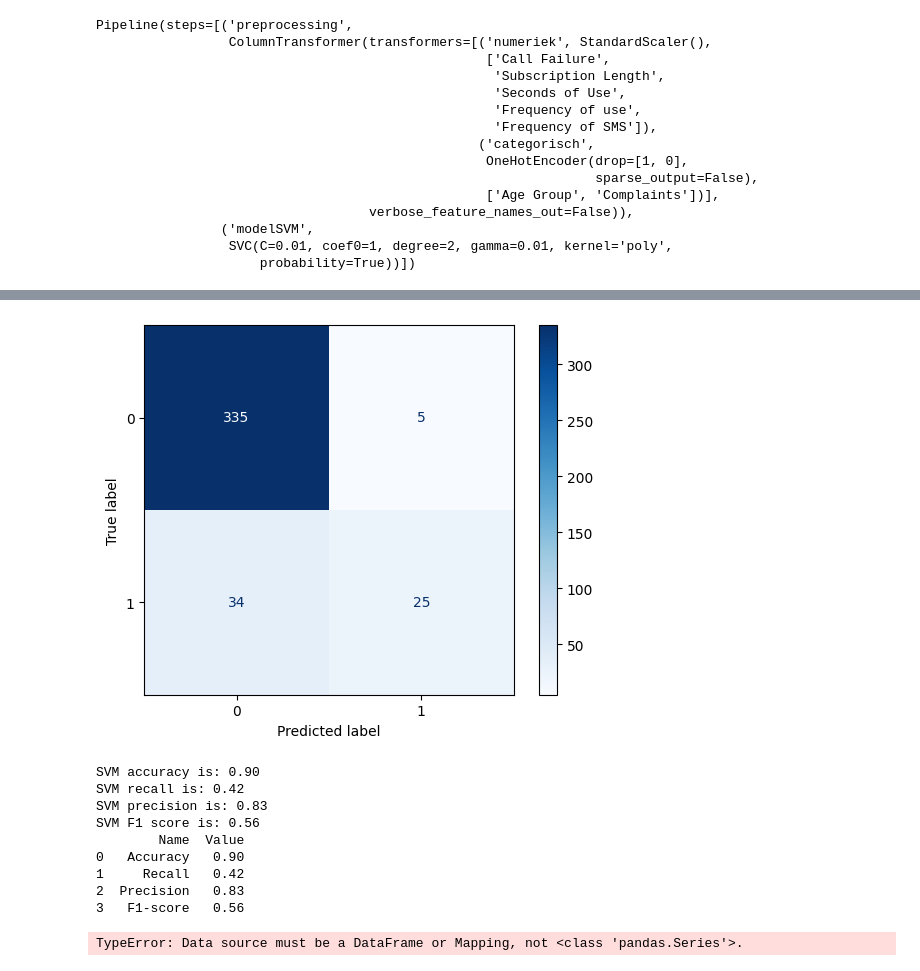
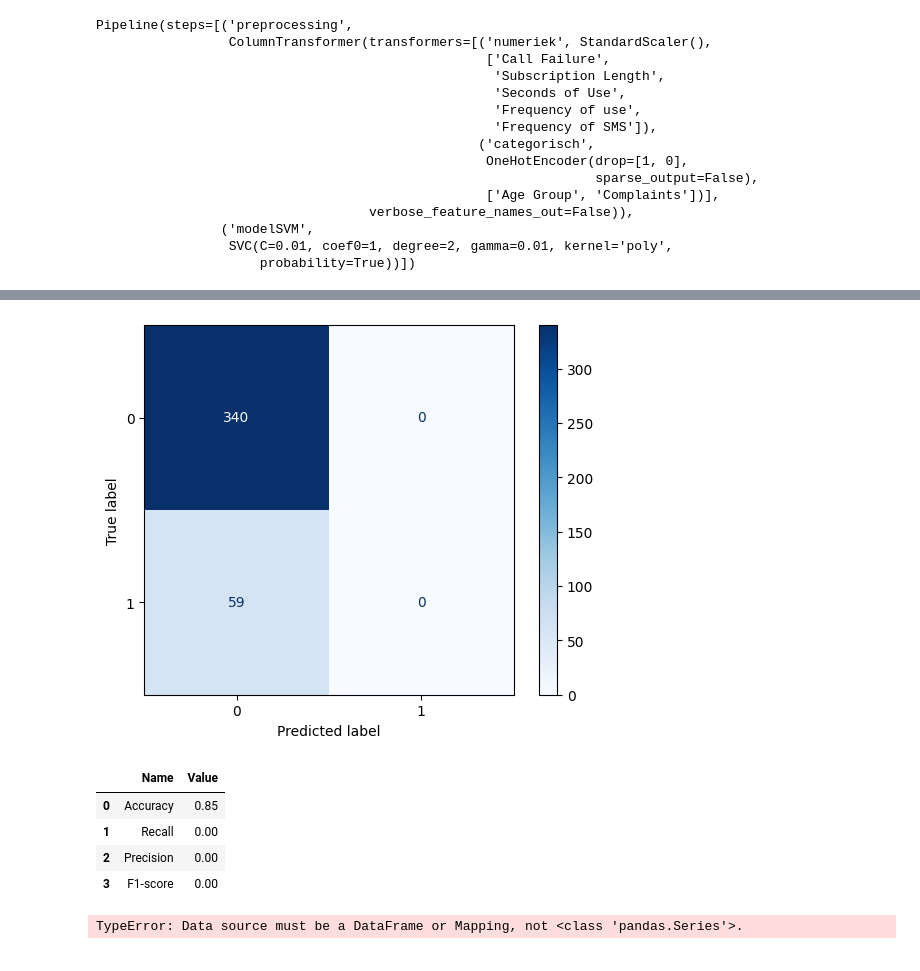
Before and after one commit to Timvc03/Sinusgroep-A31, a Jupyter notebook: Support Vector Machine/SVM.ipynb, the cells around one changed output, grey strips where cells are left out. Cells and saved outputs as stored; diff of their text form; code cells hidden in the pictures.

```diff
--- a/Support Vector Machine/SVM.ipynb
+++ b/Support Vector Machine/SVM.ipynb
@@ -126,2 +154,8 @@ with open('pipelineSVM.pkl', 'wb') as file:
+# %%
+# Uit de gridsearch zijn deze parameters als de beste samenstelling gekomen en daarom dienen zij hier aangepast te worden.
+model_SVM.C = 5
+model_SVM.gamma = 0.01
+model_SVM.degree = 2
 # %%
-predicted = gridsearch_SVM.predict(X_test)
+# Hier wordt het voorspellen op de validatiedata gedaan.
+predicted = model_SVM.predict(X_test)
@@ -130,32 +184,23 @@ predicted = gridsearch_SVM.predict(X_test)
 ConfusionMatrixDisplay.from_predictions(Y_test, predicted, cmap = 'Blues')
 plt.show()
 # %% [output]
-[figure, old version]
+[figure, new version]
 # %%
 # Hier worden de accuracy, f1, precision en recall scores berekend en gegeven.
 acc = round(accuracy_score(Y_test, predicted), 2)
 rec = round(recall_score(Y_test, predicted), 2)
 pre = round(precision_score(Y_test, predicted), 2)
 fsco = round(f1_score(Y_test, predicted), 2)
-print("SVM accuracy is: {:.2f}".format(acc))
-print("SVM recall is: {:.2f}".format(rec))
-print("SVM precision is: {:.2f}".format(pre))
-print("SVM F1 score is: {:.2f}".format(fsco))
 table = {"Name": ["Accuracy", "Recall", "Precision", "F1-score"],
         "Value": [acc, rec, pre, fsco]}
 df = pd.DataFrame(table)
-print(df)
-#print(model_SVM.sup)
+df
 # %% [output]
-SVM accuracy is: 0.90
-SVM recall is: 0.42
-SVM precision is: 0.83
-SVM F1 score is: 0.56
-        Name  Value
-0   Accuracy   0.90
-1     Recall   0.42
-2  Precision   0.83
-3   F1-score   0.56
+|  | Name | Value |
+| 0 | Accuracy | 0.85 |
+| 1 | Recall | 0.00 |
+| 2 | Precision | 0.00 |
+| 3 | F1-score | 0.00 |
 # %%
 # We definieren hier een functie voor het maken van een pairplot bestaande uit een verdeling voorspelde kansen, een metric plot en een ROC curve.
 def make_row(cr):
```
Also changed, not shown: parts of 9 cells of this notebook, 1 other file.
